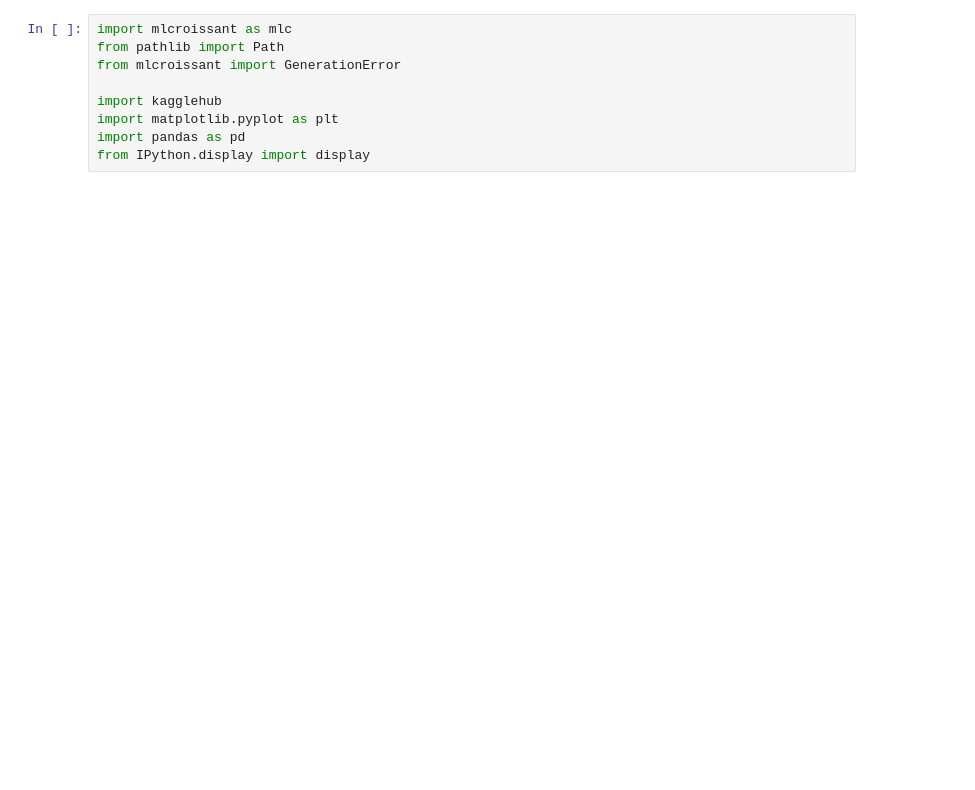
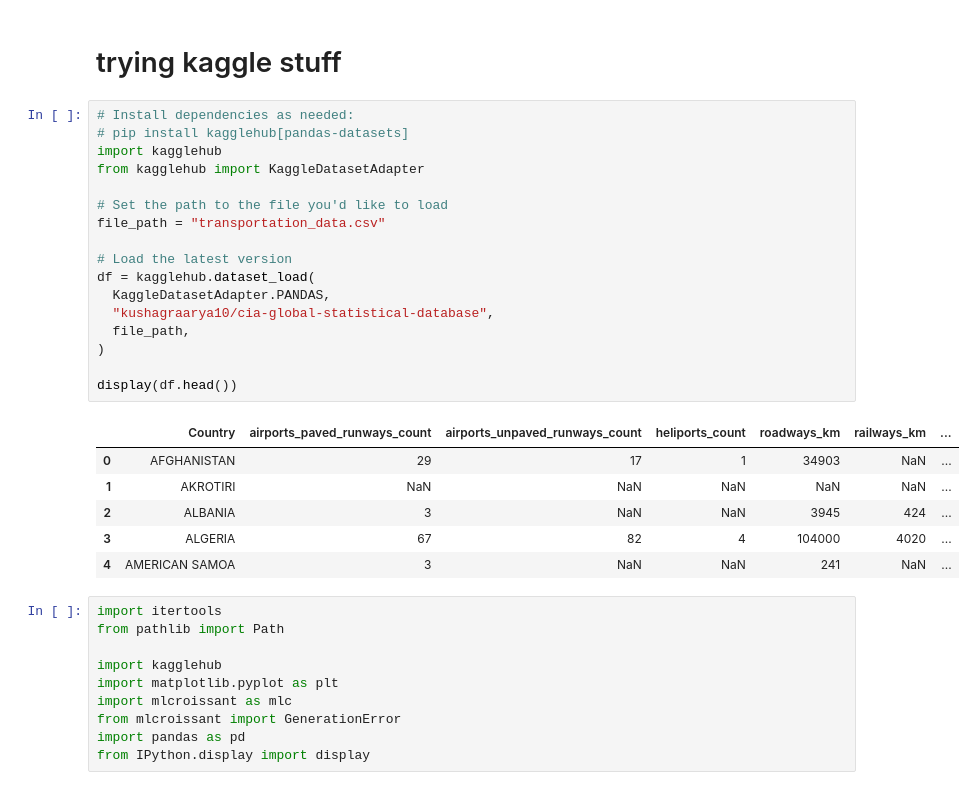
Before and after one commit to MuhammadIbneRafiq/visualization-13, a Jupyter notebook: blah_cia.ipynb, the cells around one changed output. Drawn from its saved outputs; the diff is of its cells as text; blank space fills up the shorter version.

```diff
--- a/blah_cia.ipynb
+++ b/blah_cia.ipynb
@@ -23,10 +5,37 @@ Successfully installed absl-py-2.3.1 etils-1.13.0 importlib_resources-6.5.2 json
+# %% [markdown]
+# trying kaggle stuff
+# %%
+# Install dependencies as needed:
+# pip install kagglehub[pandas-datasets]
+import kagglehub
+from kagglehub import KaggleDatasetAdapter
+
+# Set the path to the file you'd like to load
+file_path = "transportation_data.csv"
+
+# Load the latest version
+df = kagglehub.dataset_load(
+  KaggleDatasetAdapter.PANDAS,
+  "kushagraarya10/cia-global-statistical-database",
+  file_path,
+)
+
+display(df.head())
+# %% [output]
+|  | Country | airports_paved_runways_count | airports_unpaved_runways_count | heliports_count | roadways_km | railways_km | ... |
+| 0 | AFGHANISTAN | 29 | 17 | 1 | 34903 | NaN | ... |
+| 1 | AKROTIRI | NaN | NaN | NaN | NaN | NaN | ... |
+| 2 | ALBANIA | 3 | NaN | NaN | 3945 | 424 | ... |
+| 3 | ALGERIA | 67 | 82 | 4 | 104000 | 4020 | ... |
+| 4 | AMERICAN SAMOA | 3 | NaN | NaN | 241 | NaN | ... |
 # %%
-import mlcroissant as mlc
+import itertools
 from pathlib import Path
-from mlcroissant import GenerationError
 
 import kagglehub
 import matplotlib.pyplot as plt
+import mlcroissant as mlc
+from mlcroissant import GenerationError
 import pandas as pd
 from IPython.display import display
 # %%
```
Also changed, not shown: parts of 6 cells of this notebook, 7 other files.
